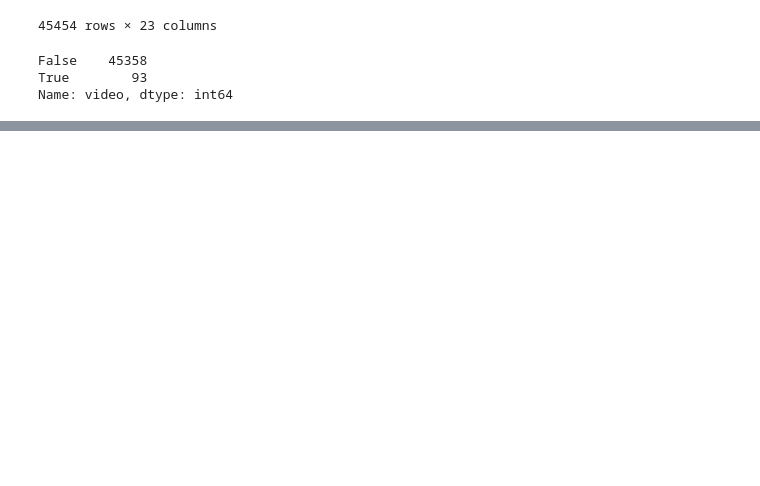
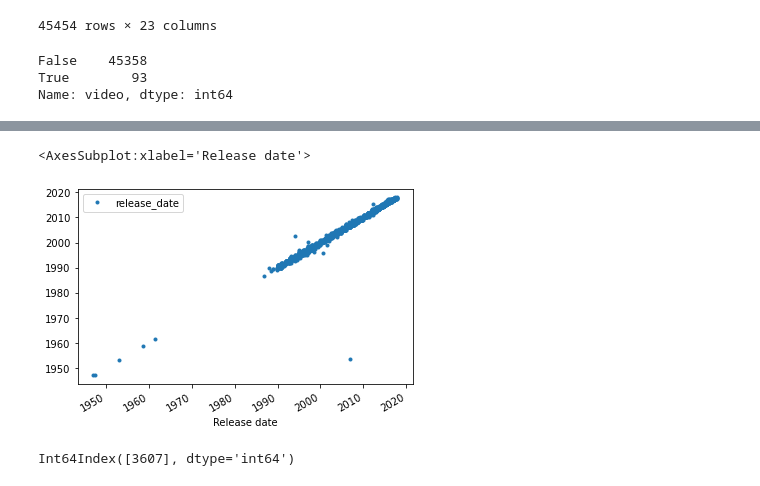
Before and after one commit to rgaucin/movies-etl, a Jupyter notebook: movies_analysis.ipynb, the cells around one changed output, grey strips where cells are left out. Drawn from its saved outputs; the diff is of its cells as text; code cells hidden in the pictures; blank space fills up the shorter version.

```diff
--- a/movies_analysis.ipynb
+++ b/movies_analysis.ipynb
@@ -534,0 +637,11 @@ Name: rating, dtype: float64
+# %%
+# compare release date values
+movies_df[["Release date", "release_date"]].plot(x="Release date", y="release_date", style=".")
+# %% [output]
+<AxesSubplot:xlabel='Release date'>
+[figure, added]
+# %%
+# check release date outlier
+movies_df[(movies_df["Release date"] > "1966-01-01") & (movies_df["release_date"] < "1965-01-01")]
+# %% [output]
+Int64Index([3607], dtype='int64')
```
Also changed, not shown: parts of 30 cells of this notebook.
